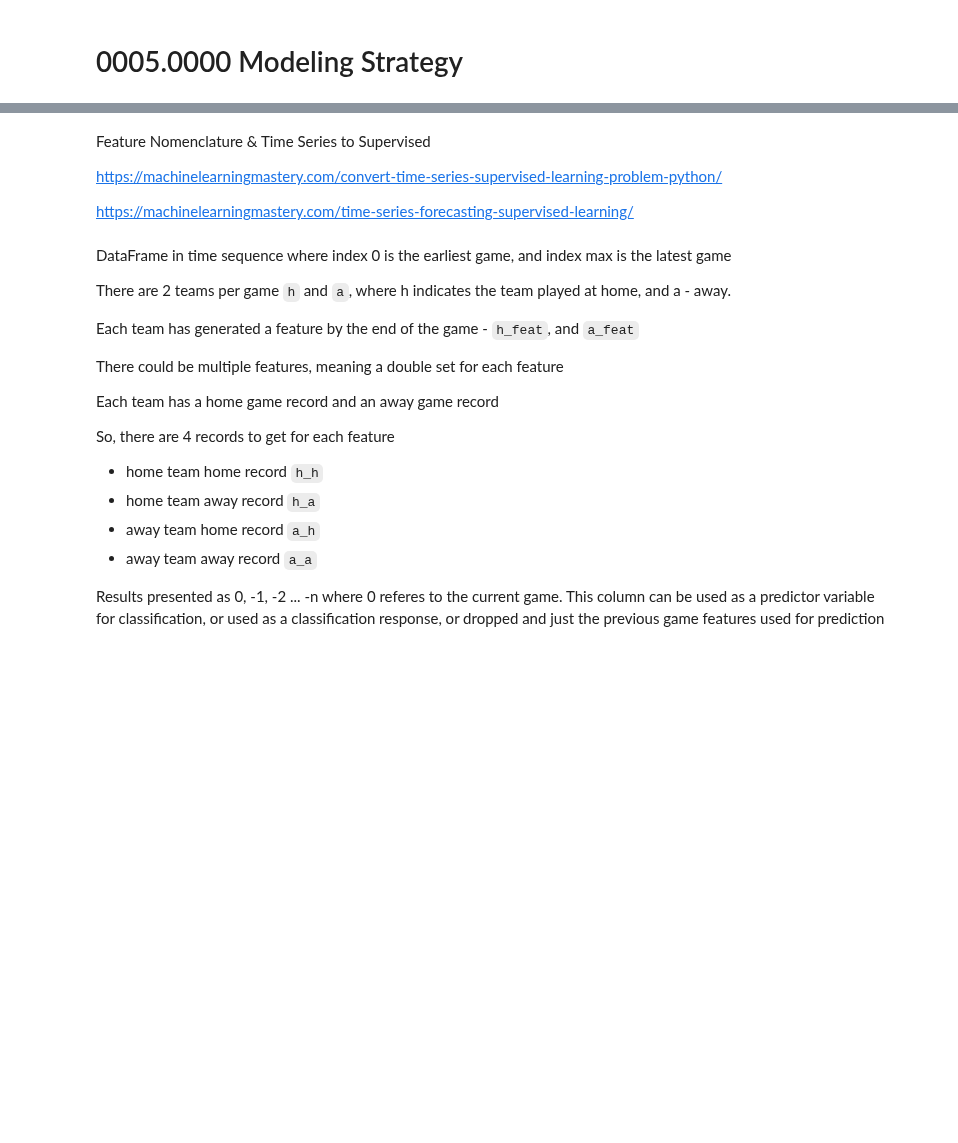
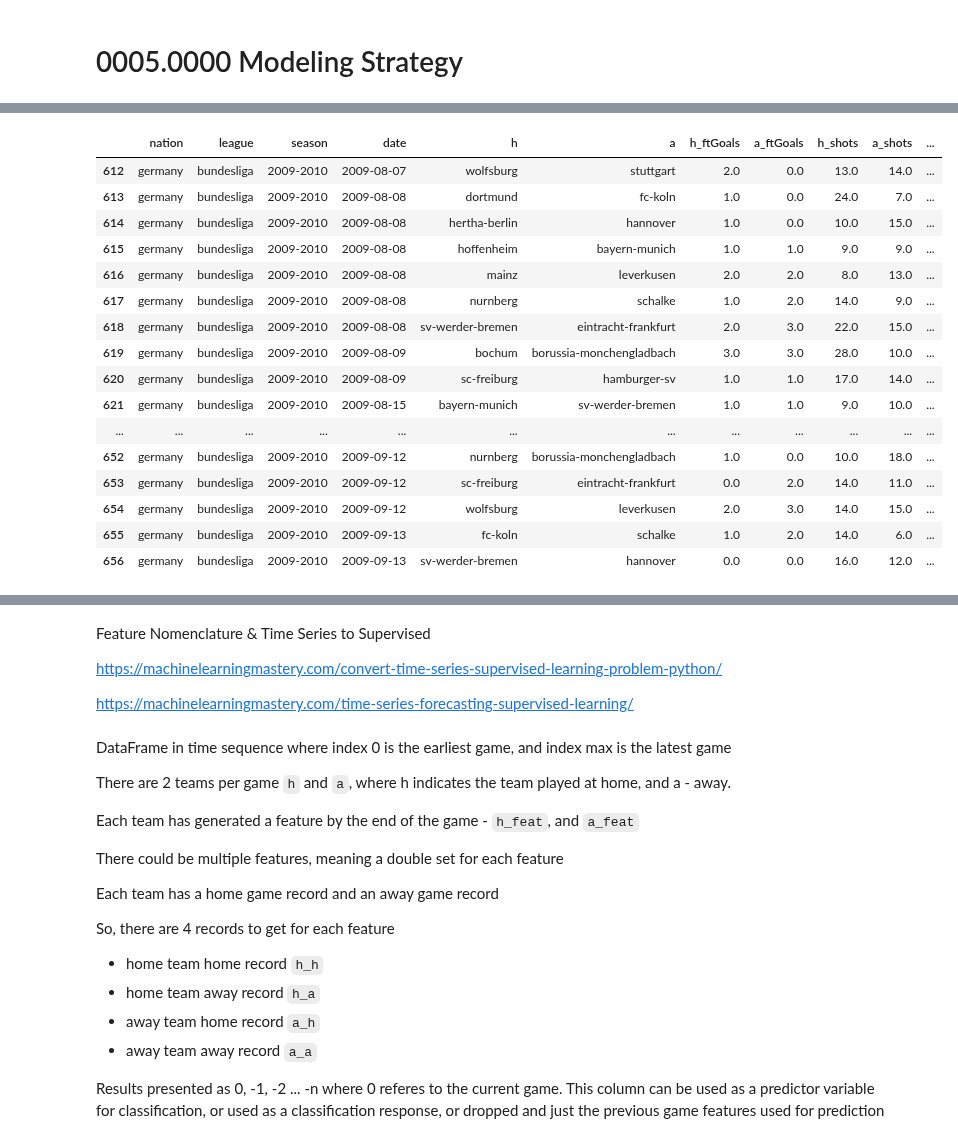
Before and after one commit to DMacGillivray/soccer-predictions, a Jupyter notebook: notebooks/0005.0000 Modeling Strategy.ipynb, the cells around one changed output, grey strips where cells are left out. Drawn from its saved outputs; the diff is of its cells as text; code cells hidden in the pictures; blank space fills up the shorter version.

Commit message:
Draft Implement Poisson Regression as Feature

```diff
--- a/notebooks/0005.0000 Modeling Strategy.ipynb
+++ b/notebooks/0005.0000 Modeling Strategy.ipynb
@@ -2,0 +61,2 @@
+# %%
+df_orig = pd.read_csv(EDA_FP, parse_dates=['date']).sort_values(by=['date', 'h', 'a']).reset_index(drop=True)
@@ -2,0 +141,2 @@
+# %%
+df = df_orig.copy(deep=True)
@@ -2,0 +341,34 @@
+# %%
+df = df_orig.copy(deep=True)
+# X = df[df['season'] == '2007-2008']
+# y = X.pop('result')
+#lstsf = LeagueSeasonTimeSeriesFold()
+
+# i don't like this !
+df['poiss_p(awin)'], df['poiss_p(draw)'], df['poiss_p(hwin)'] = [0, 0, 0]
+for season in sorted(df['season'].unique()):
+    print(season)
+    season_df = df[df['season'] == season]
+
+    game_day_splitter = LeagueSeasonTimeSeriesFold()
+    for train_indices, predict_indices in game_day_splitter.split(season_df):
+        clf = PoissonRegression()
+        clf.fit(season_df.loc[train_indices], season_df.loc[train_indices, 'result'])
+        preds = clf.predict_proba(season_df.loc[predict_indices])
+        season_df.loc[preds.index, preds.columns] = preds[preds.columns].values
+        #season_df = pd.concat([season_df, preds], sort=False, axis=0)
+        #print(preds)
+        #season_df[preds.columns[0]] = preds[preds.columns[0]].values
+        #season_df[preds.columns[0].loc[preds.index, [preds.columns]] = preds.values
+
+
+
+# clf = PoissonRegression()
+# for train_index, test_index in lstsf.split(X):
+#     clf.fit(X.loc[train_index], y.loc[train_index])
+#     preds = clf.predict_proba(X.loc[test_index])
+#     res = pd.concat([preds, y.loc[test_index]], axis=1)
+
+# # look at the final prediction batch
+# print(res)
+# print(clf.classes_)
@@ -2,0 +400,20 @@
+# %%
+season_df.head(45)
+# %% [output]
+|  | nation | league | season | date | h | a | h_ftGoals | a_ftGoals | h_shots | a_shots | ... |
+| 612 | germany | bundesliga | 2009-2010 | 2009-08-07 | wolfsburg | stuttgart | 2.0 | 0.0 | 13.0 | 14.0 | ... |
+| 613 | germany | bundesliga | 2009-2010 | 2009-08-08 | dortmund | fc-koln | 1.0 | 0.0 | 24.0 | 7.0 | ... |
+| 614 | germany | bundesliga | 2009-2010 | 2009-08-08 | hertha-berlin | hannover | 1.0 | 0.0 | 10.0 | 15.0 | ... |
+| 615 | germany | bundesliga | 2009-2010 | 2009-08-08 | hoffenheim | bayern-munich | 1.0 | 1.0 | 9.0 | 9.0 | ... |
+| 616 | germany | bundesliga | 2009-2010 | 2009-08-08 | mainz | leverkusen | 2.0 | 2.0 | 8.0 | 13.0 | ... |
+| 617 | germany | bundesliga | 2009-2010 | 2009-08-08 | nurnberg | schalke | 1.0 | 2.0 | 14.0 | 9.0 | ... |
+| 618 | germany | bundesliga | 2009-2010 | 2009-08-08 | sv-werder-bremen | eintracht-frankfurt | 2.0 | 3.0 | 22.0 | 15.0 | ... |
+| 619 | germany | bundesliga | 2009-2010 | 2009-08-09 | bochum | borussia-monchengladbach | 3.0 | 3.0 | 28.0 | 10.0 | ... |
+| 620 | germany | bundesliga | 2009-2010 | 2009-08-09 | sc-freiburg | hamburger-sv | 1.0 | 1.0 | 17.0 | 14.0 | ... |
+| 621 | germany | bundesliga | 2009-2010 | 2009-08-15 | bayern-munich | sv-werder-bremen | 1.0 | 1.0 | 9.0 | 10.0 | ... |
+| ... | ... | ... | ... | ... | ... | ... | ... | ... | ... | ... | ... |
+| 652 | germany | bundesliga | 2009-2010 | 2009-09-12 | nurnberg | borussia-monchengladbach | 1.0 | 0.0 | 10.0 | 18.0 | ... |
+| 653 | germany | bundesliga | 2009-2010 | 2009-09-12 | sc-freiburg | eintracht-frankfurt | 0.0 | 2.0 | 14.0 | 11.0 | ... |
+| 654 | germany | bundesliga | 2009-2010 | 2009-09-12 | wolfsburg | leverkusen | 2.0 | 3.0 | 14.0 | 15.0 | ... |
+| 655 | germany | bundesliga | 2009-2010 | 2009-09-13 | fc-koln | schalke | 1.0 | 2.0 | 14.0 | 6.0 | ... |
+| 656 | germany | bundesliga | 2009-2010 | 2009-09-13 | sv-werder-bremen | hannover | 0.0 | 0.0 | 16.0 | 12.0 | ... |
```
Also changed, not shown: parts of 21 cells of this notebook.
